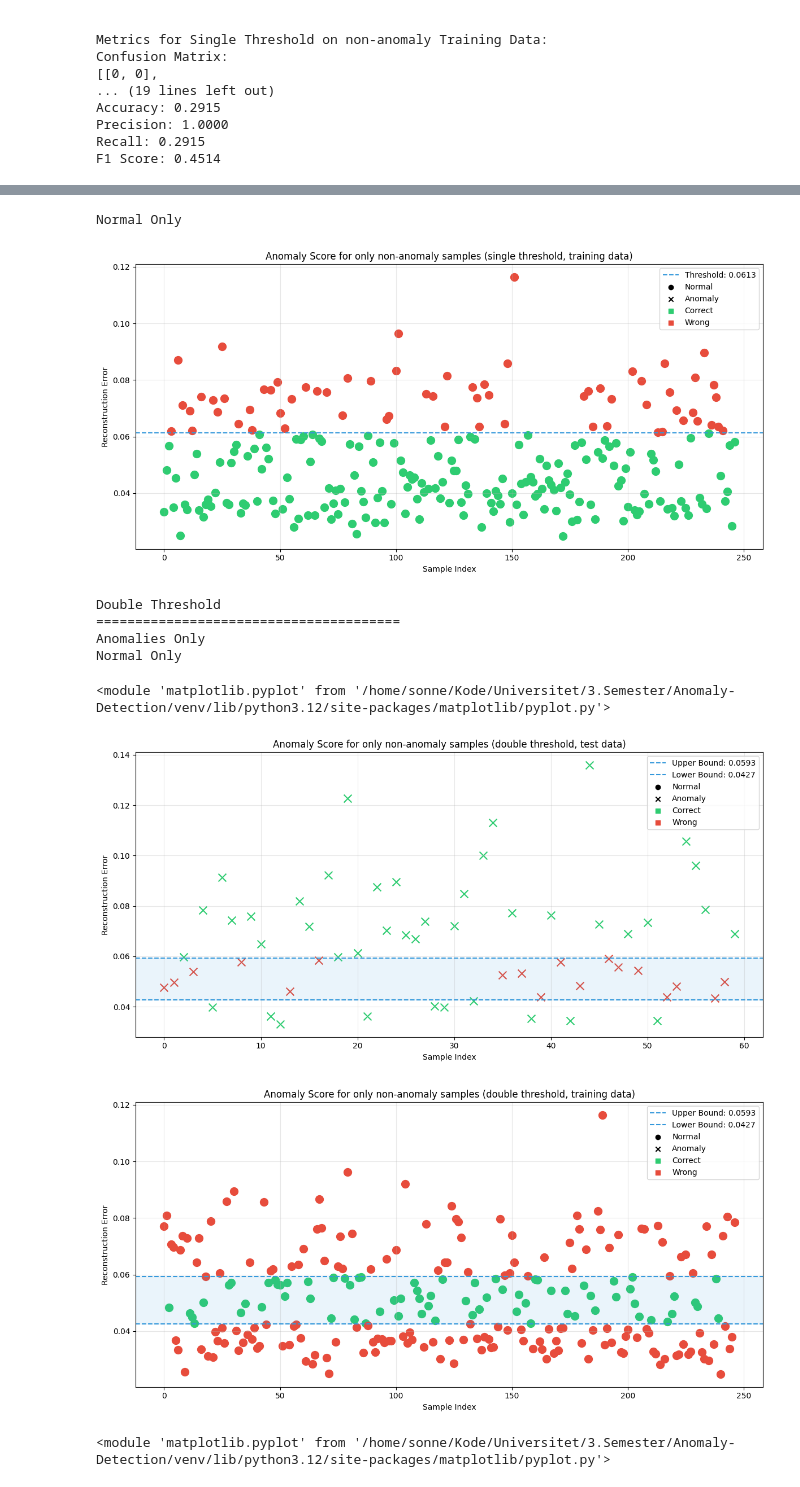
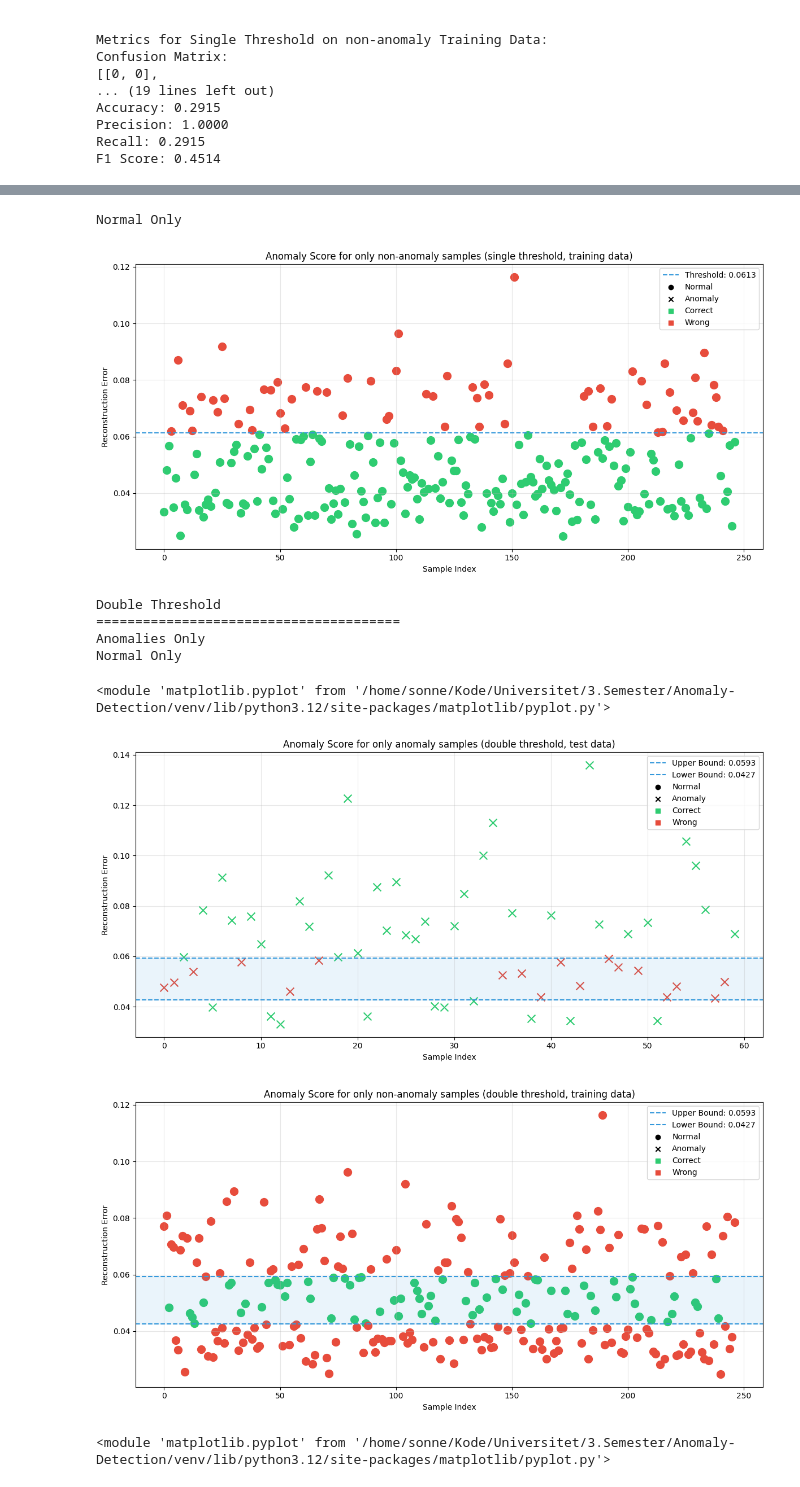
Before and after one commit to xZenshin/Anomaly-Detection, a Jupyter notebook: pretrained_model.ipynb, the cells around one changed output, grey strips where cells are left out. Saved outputs shown, nothing was run; the diff lists cells and outputs as text; code cells hidden in the pictures.

```diff
--- a/pretrained_model.ipynb
+++ b/pretrained_model.ipynb
@@ -598,29 +598,29 @@ F1 Score: 0.4514
 # %%
 # Plot the points
 print("Single Threshold\n=======================================")
 print("Anomalies Only")
 plot_anomaly_scores(r_anomaly_single, t_anomaly_single, anomaly_threshold, title="Anomaly Score for only anomalous samples (single threshold, test data)")
 print("Normal Only")
 plot_anomaly_scores(r_allgood_single, t_allgood_single, anomaly_threshold, title="Anomaly Score for only non-anomaly samples (single threshold, training data)")
 
 print("Double Threshold\n=======================================")
 print("Anomalies Only")
-plot_double_threshold_scores(r_anomaly_double, t_anomaly_double, lower_t, upper_t, title="Anomaly Score for only non-anomaly samples (double threshold, test data)")
+plot_double_threshold_scores(r_anomaly_double, t_anomaly_double, lower_t, upper_t, title="Anomaly Score for only anomaly samples (double threshold, test data)")
 print("Normal Only")
 plot_double_threshold_scores(r_allgood_double, t_allgood_double, lower_t, upper_t, title="Anomaly Score for only non-anomaly samples (double threshold, training data)")
 # %% [output]
 Single Threshold
 =======================================
 Anomalies Only
 [figure]
 Normal Only
 [figure]
 Double Threshold
 =======================================
 Anomalies Only
 Normal Only
 <module 'matplotlib.pyplot' from '/home/sonne/Kode/Universitet/3.Semester/Anomaly-Detection/venv/lib/python3.12/site-packages/matplotlib/pyplot.py'>
-[figure, old version]
+[figure, new version]
 [figure]
 # %%
 lower_t_newtest, upper_t_newtest = get_adaptive_thresholds(train_loader, device, sigma=0.5)
```
